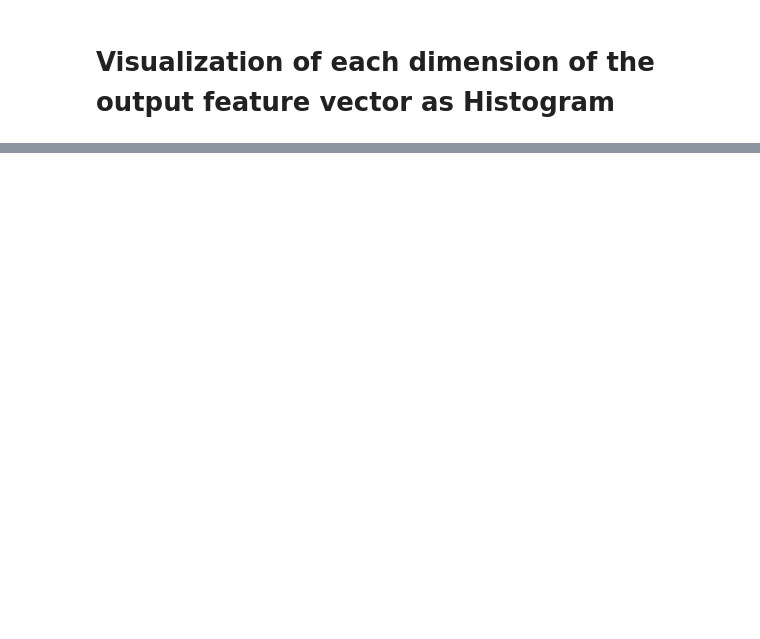
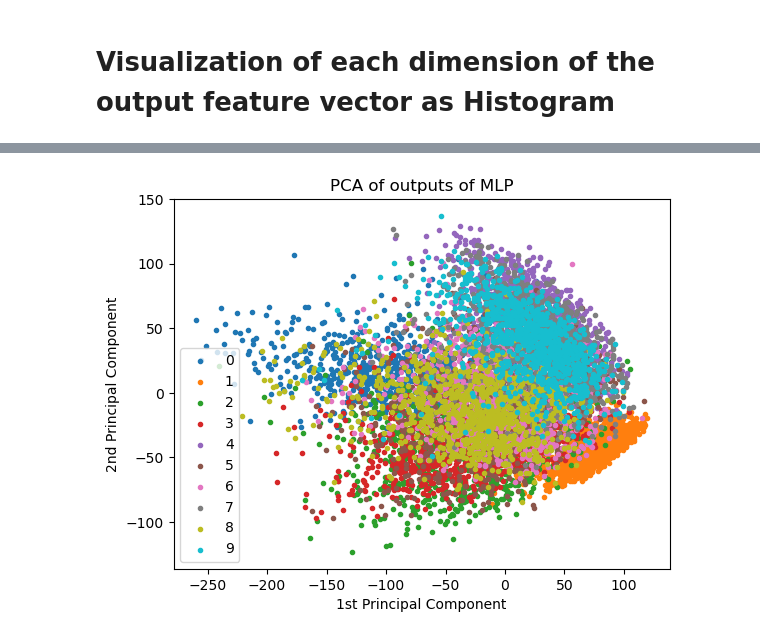
Before and after one commit to namoshi/dl_intro, a Jupyter notebook: MLP_mnist_visualize.ipynb, the cells around one changed output, grey strips where cells are left out. Saved outputs shown, nothing was run; the diff lists cells and outputs as text; code cells hidden in the pictures; blank space fills up the shorter version.

```diff
--- a/MLP_mnist_visualize.ipynb
+++ b/MLP_mnist_visualize.ipynb
@@ -246,0 +334,21 @@ for k in range(nclass):
+# %%
+nclass = 10
+#colors = np.random.rand(nclass) * 500000000000
+colors = ['binary', 'gist_yarg', 'gist_gray', 'gray', 'bone',
+                      'pink', 'spring', 'summer', 'autumn', 'winter', 'cool',
+                      'Wistia', 'hot', 'afmhot', 'gist_heat', 'copper']
+
+
+## plot
+plt.figure()
+for k in range(nclass):
+    plt.scatter(test_fc1_pca_score[test_fc1_labels == k, 0], test_fc1_pca_score[test_fc1_labels == k, 1], marker='.', label=k)
+#plt.scatter(train_features[:, 0], train_features[:, 1], c=colors[train_labels], marker=".", label=colors)
+plt.legend()
+plt.title('PCA of outputs of MLP')
+plt.xlabel('1st Principal Component')
+plt.ylabel('2nd Principal Component')
+plt.savefig('MLP_mnist_test_fc1_features.png')
+plt.show()
+# %% [output]
+[figure, added]
```
Also changed, not shown: parts of 18 cells of this notebook, 12 other files.
